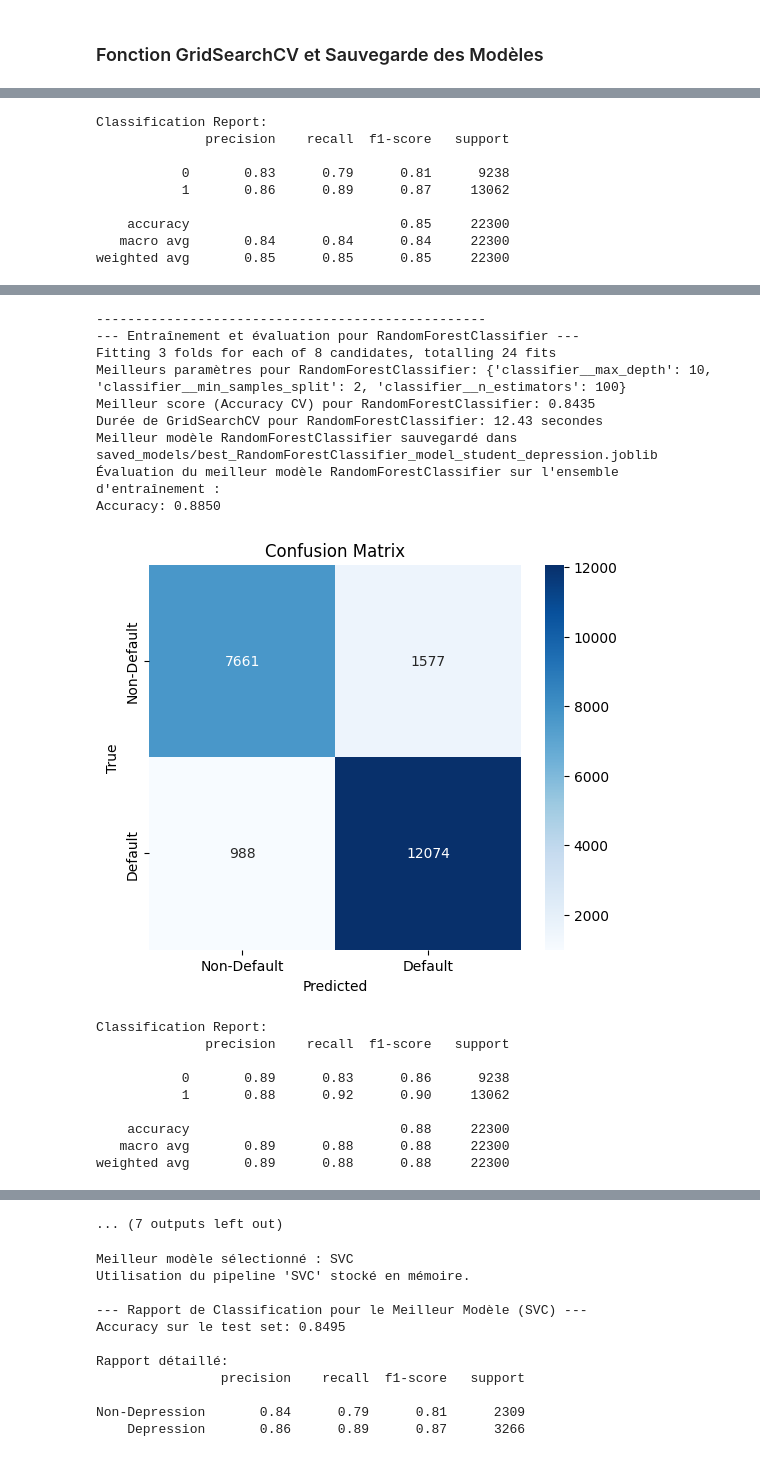
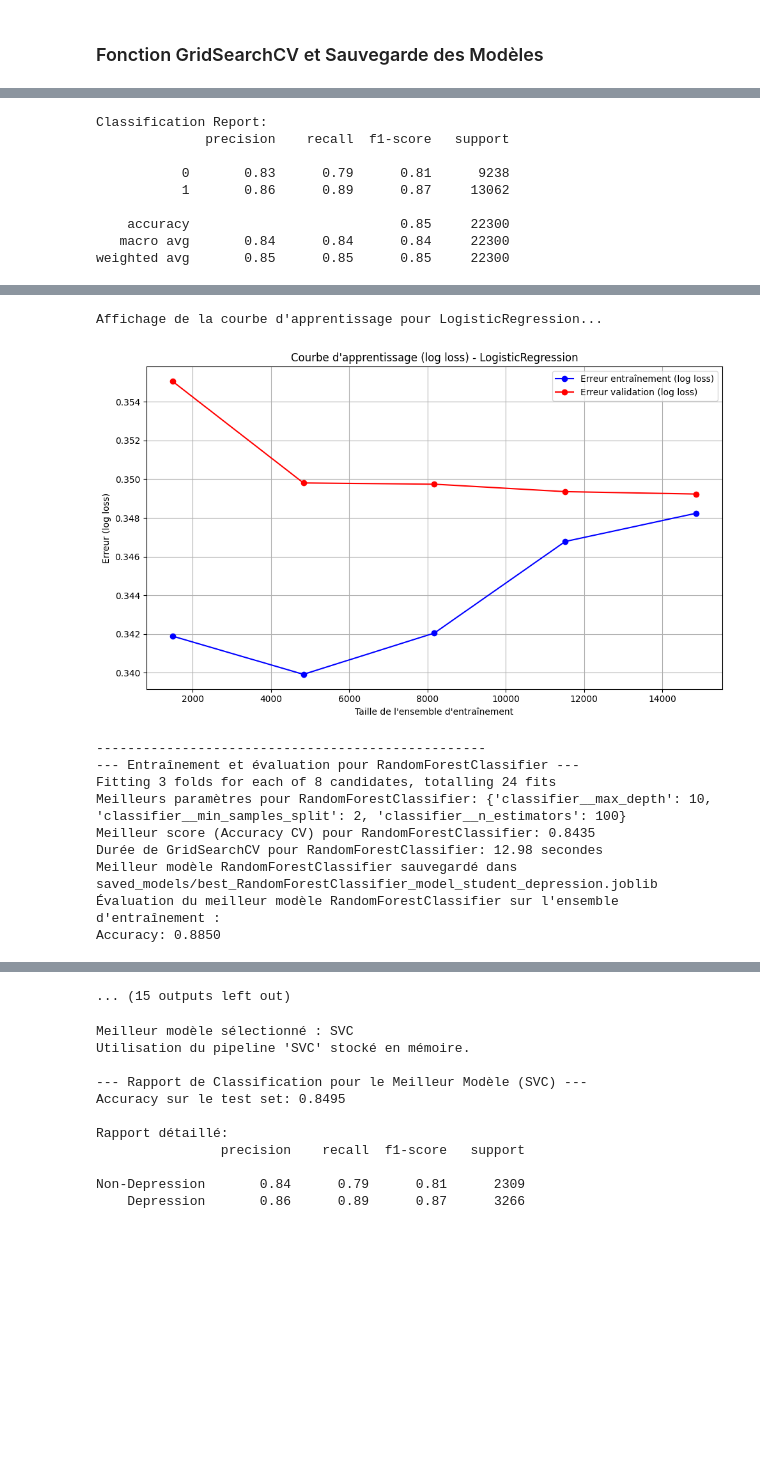
Before and after one commit to neb-meriem002/PROJET, a Jupyter notebook: classification_final.ipynb, the cells around one changed output, grey strips where cells are left out. Saved outputs shown, nothing was run; the diff lists cells and outputs as text; code cells hidden in the pictures; blank space fills up the shorter version.

Commit message:
learning_curve

```diff
--- a/classification_final.ipynb
+++ b/classification_final.ipynb
@@ -713,3 +715,39 @@ La normalisation et l'encodage seront ajustés sur les données d'entraînement
+# %%
+from sklearn.model_selection import learning_curve
+import matplotlib.pyplot as plt
+import numpy as np
+
+def plot_learning_curve_logloss(model_pipeline, X, y, model_name="", cv=5):
+    """
+    Affiche une courbe d'apprentissage basée sur la log loss (erreur).
+    L'axe Y représente l'erreur moyenne (log loss) sur l'entraînement et la validation.
+    """
+    train_sizes, train_scores, val_scores = learning_curve(
+        estimator=model_pipeline,
+        X=X,
+        y=y,
+        cv=cv,
+        scoring='neg_log_loss',
+        n_jobs=-1,
+        train_sizes=np.linspace(0.1, 1.0, 5),
+        shuffle=True,
+        random_state=42
+    )
+
+    # Comme scikit-learn retourne les erreurs en négatif, on les multiplie par -1
+    train_errors = -np.mean(train_scores, axis=1)
+    val_errors = -np.mean(val_scores, axis=1)
+
+    plt.figure(figsize=(10, 6))
+    plt.plot(train_sizes, train_errors, 'o-', color="blue", label="Erreur entraînement (log loss)")
+    plt.plot(train_sizes, val_errors, 'o-', color="red", label="Erreur validation (log loss)")
+    plt.title(f"Courbe d'apprentissage (log loss) - {model_name}")
+    plt.xlabel("Taille de l'ensemble d'entraînement")
+    plt.ylabel("Erreur (log loss)")
+    plt.legend(loc="best")
+    plt.grid()
+    plt.tight_layout()
+    plt.show()
 # %% [markdown]
 ### Fonction GridSearchCV et Sauvegarde des Modèles
 # %%
@@ -782,6 +820,13 @@ def train_evaluate_save_model(model_name, model, params, X_train, y_train, prepr
 
     evaluate_model(X_train, y_train, y_pred, y_probs)
 
+        # === Courbe d'apprentissage ===
+    print(f"Affichage de la courbe d'apprentissage pour {model_name}...")
+    plot_learning_curve_logloss(best_model_pipeline, X_train, y_train, model_name=model_name, cv=3)
+
+
+
+
     print("-" * 50)
     return results, best_estimators
 
@@ -798,33 +843,25 @@ Durée de GridSearchCV pour LogisticRegression: 27.26 secondes
 Meilleur modèle LogisticRegression sauvegardé dans saved_models/best_LogisticRegression_model_student_depression.joblib
 Évaluation du meilleur modèle LogisticRegression sur l'ensemble d'entraînement :
 Accuracy: 0.8477
 [figure]
 Classification Report:
               precision    recall  f1-score   support
 
            0       0.83      0.79      0.81      9238
            1       0.86      0.89      0.87     13062
 
     accuracy                           0.85     22300
    macro avg       0.84      0.84      0.84     22300
 weighted avg       0.85      0.85      0.85     22300
 [figure]
---------------------------------------------------
---- Entraînement et évaluation pour RandomForestClassifier ---
-Fitting 3 folds for each of 8 candidates, totalling 24 fits
-Meilleurs paramètres pour RandomForestClassifier: {'classifier__max_depth': 10, 'classifier__min_samples_split': 2, 'classifier__n_estimators': 100}
-Meilleur score (Accuracy CV) pour RandomForestClassifier: 0.8435
-Durée de GridSearchCV pour RandomForestClassifier: 12.43 secondes
-Meilleur modèle RandomForestClassifier sauvegardé dans saved_models/best_RandomForestClassifier_model_student_depression.joblib
-Évaluation du meilleur modèle RandomForestClassifier sur l'ensemble d'entraînement :
-Accuracy: 0.8850
+Affichage de la courbe d'apprentissage pour LogisticRegression...
-[figure, old version]
+[figure, new version]
-Classification Report:
-              precision    recall  f1-score   support
-
-           0       0.89      0.83      0.86      9238
-           1       0.88      0.92      0.90     13062
-
-    accuracy                           0.88     22300
-   macro avg       0.89      0.88      0.88     22300
-weighted avg       0.89      0.88      0.88     22300
+--------------------------------------------------
+--- Entraînement et évaluation pour RandomForestClassifier ---
+Fitting 3 folds for each of 8 candidates, totalling 24 fits
+Meilleurs paramètres pour RandomForestClassifier: {'classifier__max_depth': 10, 'classifier__min_samples_split': 2, 'classifier__n_estimators': 100}
+Meilleur score (Accuracy CV) pour RandomForestClassifier: 0.8435
+Durée de GridSearchCV pour RandomForestClassifier: 12.98 secondes
+Meilleur modèle RandomForestClassifier sauvegardé dans saved_models/best_RandomForestClassifier_model_student_depression.joblib
+Évaluation du meilleur modèle RandomForestClassifier sur l'ensemble d'entraînement :
+Accuracy: 0.8850
@@ -852,4 +881,4 @@ weighted avg       0.85      0.85      0.85     22300
-... (7 outputs left out)
+... (15 outputs left out)
 # %%
 from sklearn.metrics import classification_report, accuracy_score
 import joblib # Ou import pickle
```
Also changed, not shown: parts of 2 cells of this notebook.
